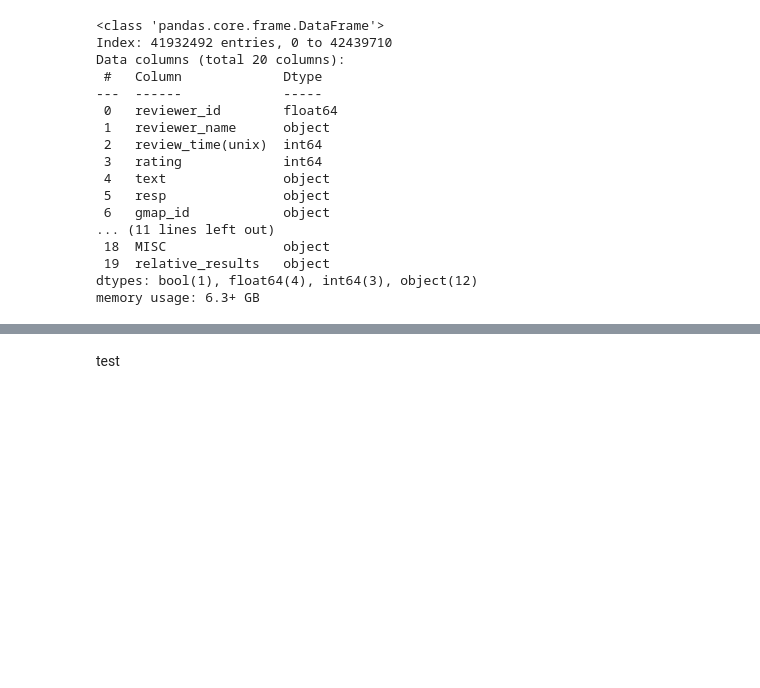
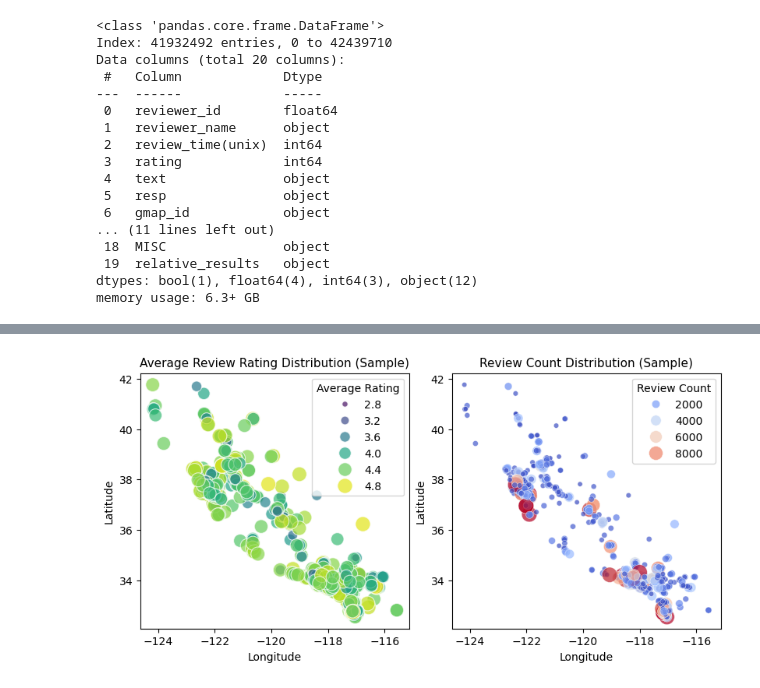
Before and after one commit to KevinBian107/RSDB, a Jupyter notebook: eda_rebecca.ipynb, the cells around one changed output, grey strips where cells are left out. Saved outputs shown, nothing was run; the diff lists cells and outputs as text; code cells hidden in the pictures; blank space fills up the shorter version.

```diff
--- a/eda_rebecca.ipynb
+++ b/eda_rebecca.ipynb
@@ -42,2 +40,0 @@ KeyboardInterrupt:
-# %%
-df = df.drop_duplicates(subset=["reviewer_id", "text", "gmap_id"])
@@ -161,2 +119,49 @@ for period in time_periods:
-# %% [markdown]
-test
+# %%
+import matplotlib.pyplot as plt
+import seaborn as sns
+
+# Sample a smaller part of the DataFrame (e.g., 1000 rows)
+sample_size = 1000  # Adjust as needed
+df_sample = df.sample(n=sample_size, random_state=42)
+
+# Create subplots
+fig, axes = plt.subplots(1, 2, figsize=(8, 4), constrained_layout=True)
+
+# Scatterplot for Average Review Rating Distribution
+sns.scatterplot(
+    data=df_sample,
+    x="longitude",
+    y="latitude",
+    size="avg_rating",
+    sizes=(20, 200),
+    alpha=0.7,
+    hue="avg_rating",
+    palette="viridis",
+    ax=axes[0]  # Specify the first subplot
+)
+axes[0].set_title('Average Review Rating Distribution (Sample)', fontsize=11)
+axes[0].set_xlabel('Longitude')
+axes[0].set_ylabel('Latitude')
+axes[0].legend(title="Average Rating", loc='upper right')
+
+# Scatterplot for Review Count Distribution
+sns.scatterplot(
+    data=df_sample,
+    x="longitude",
+    y="latitude",
+    size="num_of_reviews",
+    sizes=(20, 200),
+    alpha=0.7,
+    hue="num_of_reviews",
+    palette="coolwarm",
+    ax=axes[1]  # Specify the second subplot
+)
+axes[1].set_title('Review Count Distribution (Sample)', fontsize=11)
+axes[1].set_xlabel('Longitude')
+axes[1].set_ylabel('Latitude')
+axes[1].legend(title="Review Count", loc='upper right')
+
+# Display the plots
+plt.show()
+# %% [output]
+[figure, added]
```
Also changed, not shown: parts of 21 cells of this notebook.
